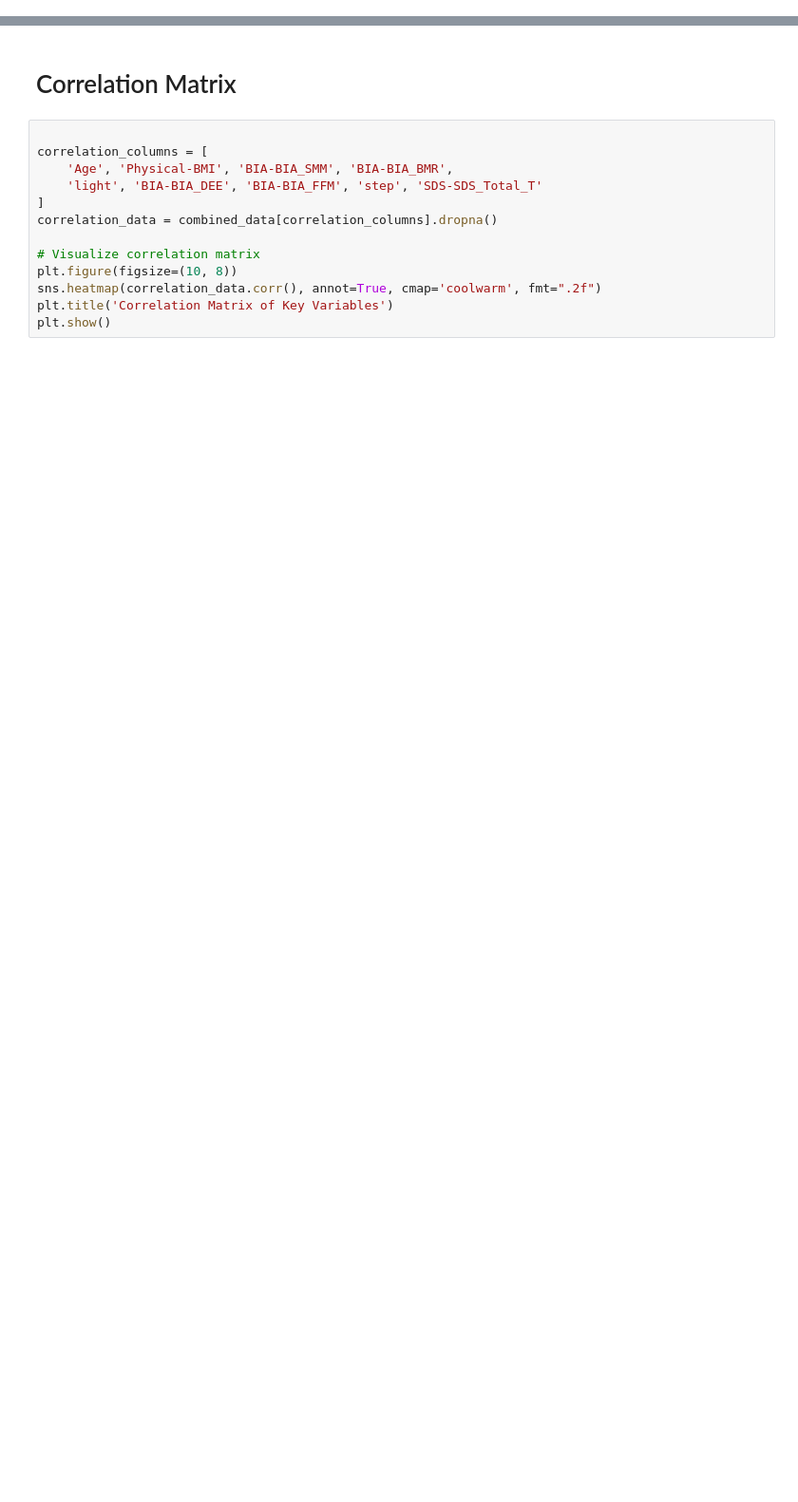
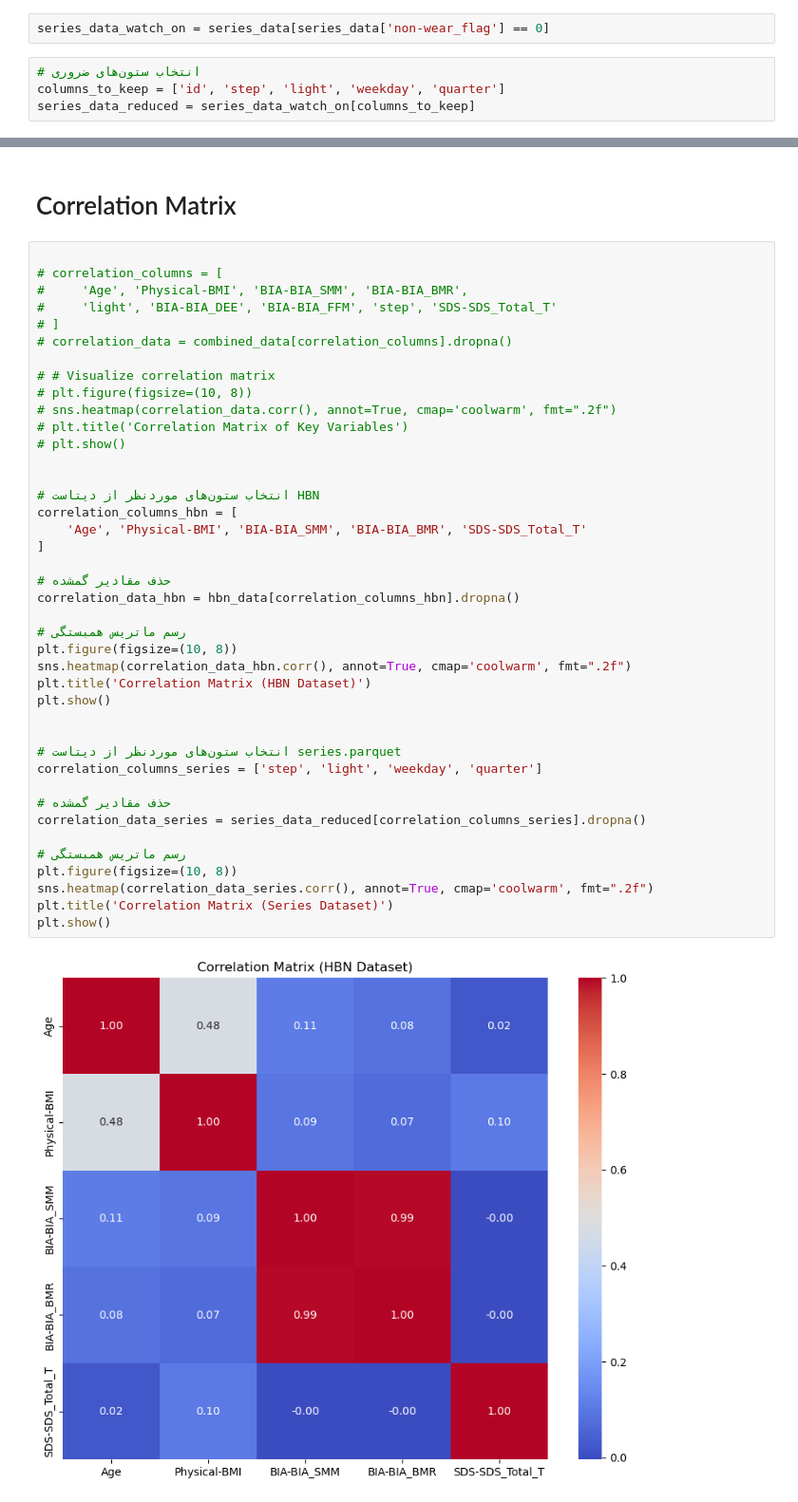
Before and after one commit to Javad1942/Group-2-QBC8, a Jupyter notebook: Stats_Analysis_Structured.ipynb, the cells around one changed output, grey strips where cells are left out. Shown at 95% size. Saved outputs shown, nothing was run; the diff lists cells and outputs as text; blank space fills up the shorter version.

```diff
--- a/Stats_Analysis_Structured.ipynb
+++ b/Stats_Analysis_Structured.ipynb
@@ -14,0 +35,6 @@ series_data = pd.read_parquet(parquet_file_path)
+# %%
+series_data_watch_on = series_data[series_data['non-wear_flag'] == 0]
+# %%
+# انتخاب ستون‌های ضروری
+columns_to_keep = ['id', 'step', 'light', 'weekday', 'quarter']
+series_data_reduced = series_data_watch_on[columns_to_keep]
@@ -114,14 +350,44 @@ plt.show()
 # Correlation Matrix
 # %%
 
-correlation_columns = [
-    'Age', 'Physical-BMI', 'BIA-BIA_SMM', 'BIA-BIA_BMR',
-    'light', 'BIA-BIA_DEE', 'BIA-BIA_FFM', 'step', 'SDS-SDS_Total_T'
+# correlation_columns = [
+#     'Age', 'Physical-BMI', 'BIA-BIA_SMM', 'BIA-BIA_BMR',
+#     'light', 'BIA-BIA_DEE', 'BIA-BIA_FFM', 'step', 'SDS-SDS_Total_T'
+# ]
+# correlation_data = combined_data[correlation_columns].dropna()
+
+# # Visualize correlation matrix
+# plt.figure(figsize=(10, 8))
+# sns.heatmap(correlation_data.corr(), annot=True, cmap='coolwarm', fmt=".2f")
+# plt.title('Correlation Matrix of Key Variables')
+# plt.show()
+
+
+# انتخاب ستون‌های موردنظر از دیتاست HBN
+correlation_columns_hbn = [
+    'Age', 'Physical-BMI', 'BIA-BIA_SMM', 'BIA-BIA_BMR', 'SDS-SDS_Total_T'
 ]
-correlation_data = combined_data[correlation_columns].dropna()
 
-# Visualize correlation matrix
+# حذف مقادیر گمشده
+correlation_data_hbn = hbn_data[correlation_columns_hbn].dropna()
+
+# رسم ماتریس همبستگی
 plt.figure(figsize=(10, 8))
-sns.heatmap(correlation_data.corr(), annot=True, cmap='coolwarm', fmt=".2f")
-plt.title('Correlation Matrix of Key Variables')
+sns.heatmap(correlation_data_hbn.corr(), annot=True, cmap='coolwarm', fmt=".2f")
+plt.title('Correlation Matrix (HBN Dataset)')
 plt.show()
+
+
+# انتخاب ستون‌های موردنظر از دیتاست series.parquet
+correlation_columns_series = ['step', 'light', 'weekday', 'quarter']
+
+# حذف مقادیر گمشده
+correlation_data_series = series_data_reduced[correlation_columns_series].dropna()
+
+# رسم ماتریس همبستگی
+plt.figure(figsize=(10, 8))
+sns.heatmap(correlation_data_series.corr(), annot=True, cmap='coolwarm', fmt=".2f")
+plt.title('Correlation Matrix (Series Dataset)')
+plt.show()
+# %% [output]
+[figure, added]
```
Also changed, not shown: parts of 13 cells of this notebook.
